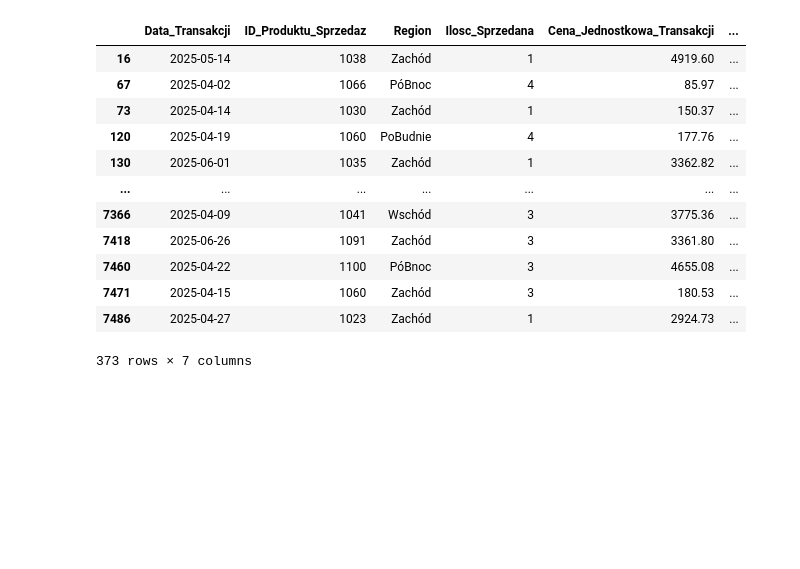
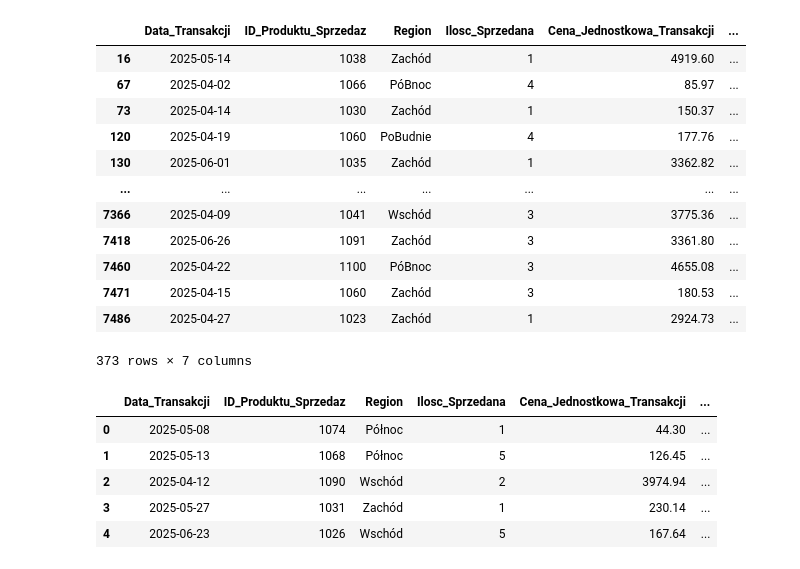
Before and after one commit to sztabamarta-lgtm/data-science-bootcamp, a Jupyter notebook: Marta_Test.ipynb, the cells around one changed output. Saved outputs shown, nothing was run; the diff lists cells and outputs as text; code cells hidden in the pictures; blank space fills up the shorter version.

```diff
--- a/Marta_Test.ipynb
+++ b/Marta_Test.ipynb
@@ -396,3 +431,13 @@ df_rap_kw[df_rap_kw['Niezgodnosci_Sprzedazy'] != 0]
 | 7471 | 2025-04-15 | 1060 | Zachód | 3 | 180.53 | ... |
 | 7486 | 2025-04-27 | 1023 | Zachód | 1 | 2924.73 | ... |
 373 rows × 7 columns
+# %%
+df_rap_kw['Region'] = df_rap_kw['Region'].str.replace('B', 'ł')
+display(df_rap_kw.head())
+# %% [output]
+|  | Data_Transakcji | ID_Produktu_Sprzedaz | Region | Ilosc_Sprzedana | Cena_Jednostkowa_Transakcji | ... |
+| 0 | 2025-05-08 | 1074 | Północ | 1 | 44.30 | ... |
+| 1 | 2025-05-13 | 1068 | Północ | 5 | 126.45 | ... |
+| 2 | 2025-04-12 | 1090 | Wschód | 2 | 3974.94 | ... |
+| 3 | 2025-05-27 | 1031 | Zachód | 1 | 230.14 | ... |
+| 4 | 2025-06-23 | 1026 | Wschód | 5 | 167.64 | ... |
```
Also changed, not shown: parts of 10 cells of this notebook.
